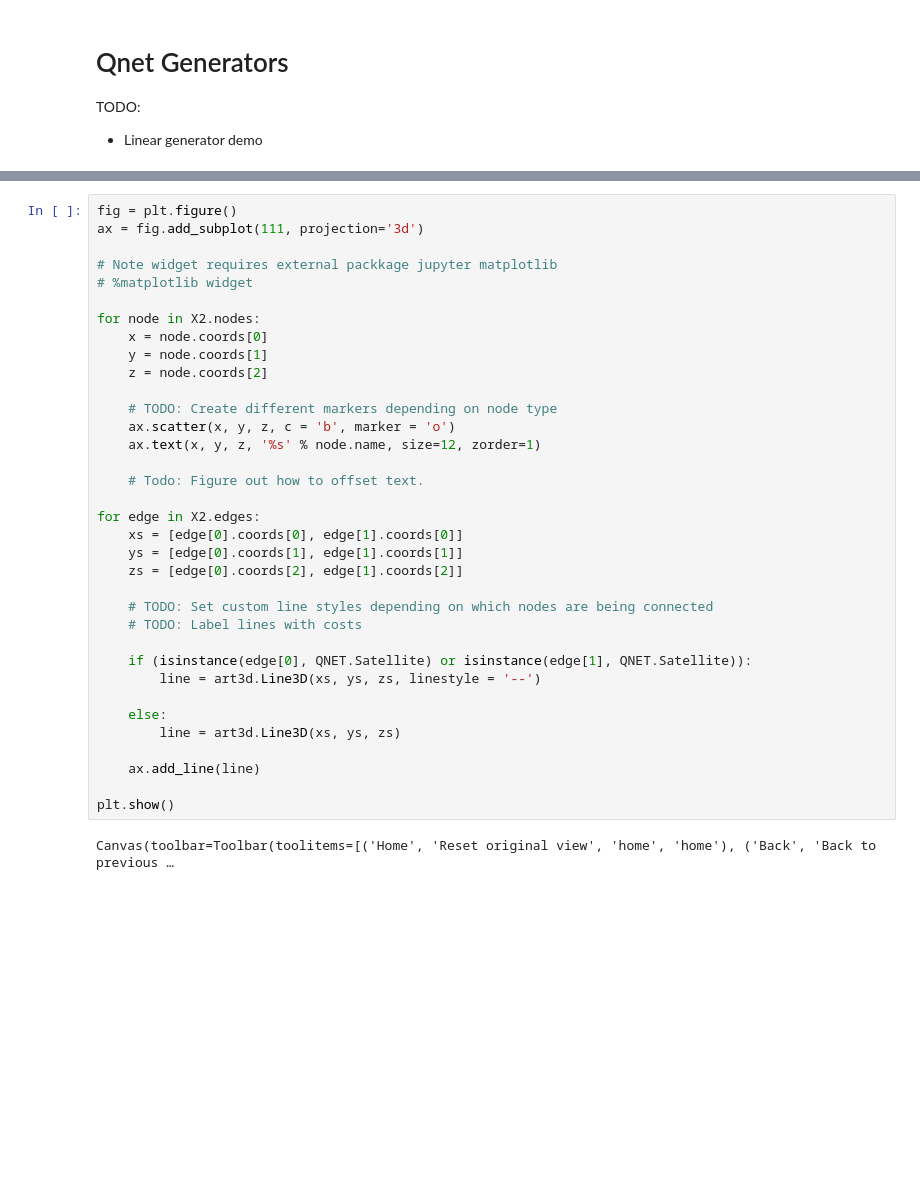
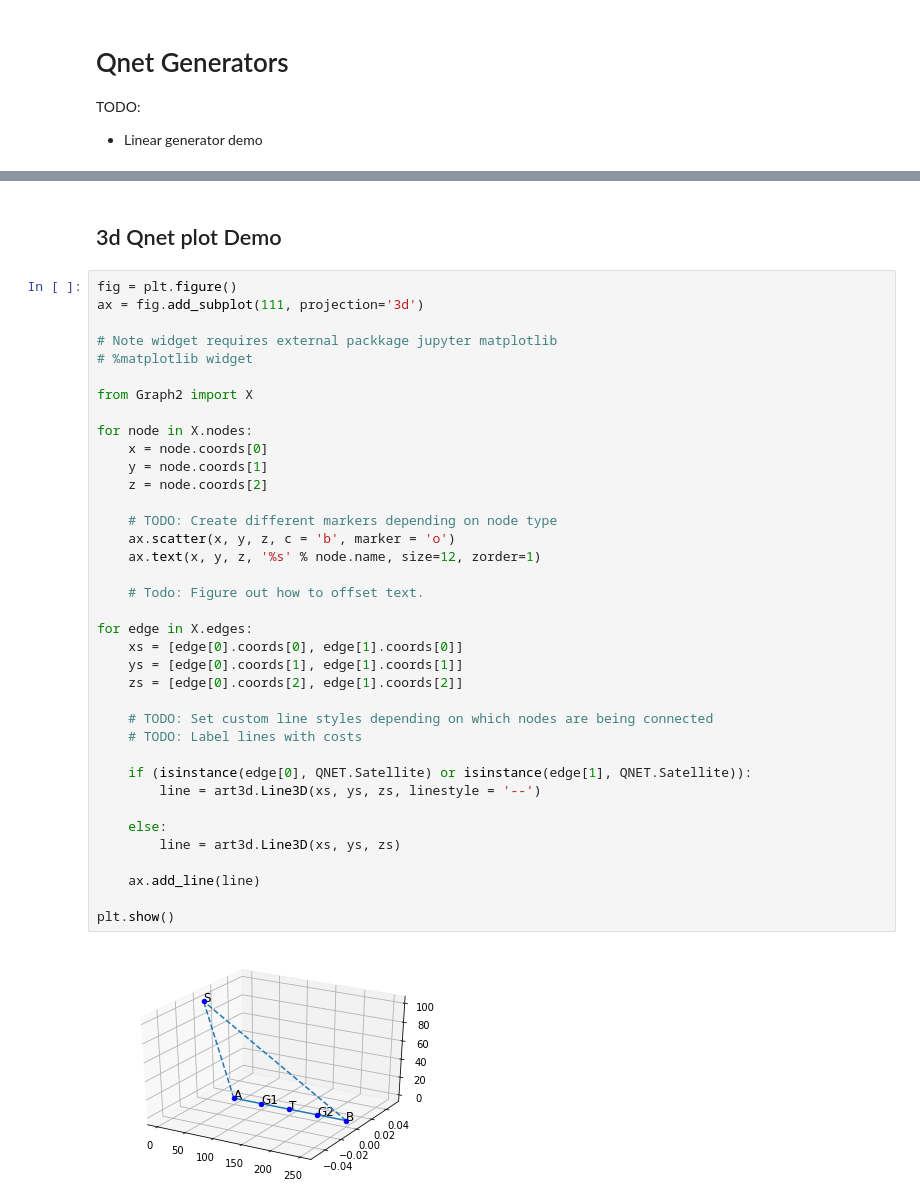
Before and after one commit to drpeterrohde/QNET, a Jupyter notebook: Demo.ipynb, the cells around one changed output, grey strips where cells are left out. Drawn from its saved outputs; the diff is of its cells as text; blank space fills up the shorter version.

```diff
--- a/Demo.ipynb
+++ b/Demo.ipynb
@@ -361,3 +440,5 @@ plt.show()
+# %% [markdown]
+## 3d Qnet plot Demo
 # %%
 fig = plt.figure()
 ax = fig.add_subplot(111, projection='3d')
@@ -365,36 +446,38 @@ ax = fig.add_subplot(111, projection='3d')
 # Note widget requires external packkage jupyter matplotlib
 # %matplotlib widget
 
-for node in X2.nodes:
+from Graph2 import X
+
+for node in X.nodes:
     x = node.coords[0]
     y = node.coords[1]
     z = node.coords[2]
 
     # TODO: Create different markers depending on node type
     ax.scatter(x, y, z, c = 'b', marker = 'o')
     ax.text(x, y, z, '%s' % node.name, size=12, zorder=1)
 
     # Todo: Figure out how to offset text.
 
-for edge in X2.edges:
+for edge in X.edges:
     xs = [edge[0].coords[0], edge[1].coords[0]]
     ys = [edge[0].coords[1], edge[1].coords[1]]
     zs = [edge[0].coords[2], edge[1].coords[2]]
 
     # TODO: Set custom line styles depending on which nodes are being connected
     # TODO: Label lines with costs
 
     if (isinstance(edge[0], QNET.Satellite) or isinstance(edge[1], QNET.Satellite)):
         line = art3d.Line3D(xs, ys, zs, linestyle = '--')
 
     else:
         line = art3d.Line3D(xs, ys, zs)
 
     ax.add_line(line)
 
 plt.show()
 # %% [output]
-Canvas(toolbar=Toolbar(toolitems=[('Home', 'Reset original view', 'home', 'home'), ('Back', 'Back to previous …
+[figure, added]
 # %%
 ## This function takes a Qnet graph and returns a figure
 def Qnet3dPlot(Q):
```
Also changed, not shown: parts of 21 cells of this notebook, 10 other files.
